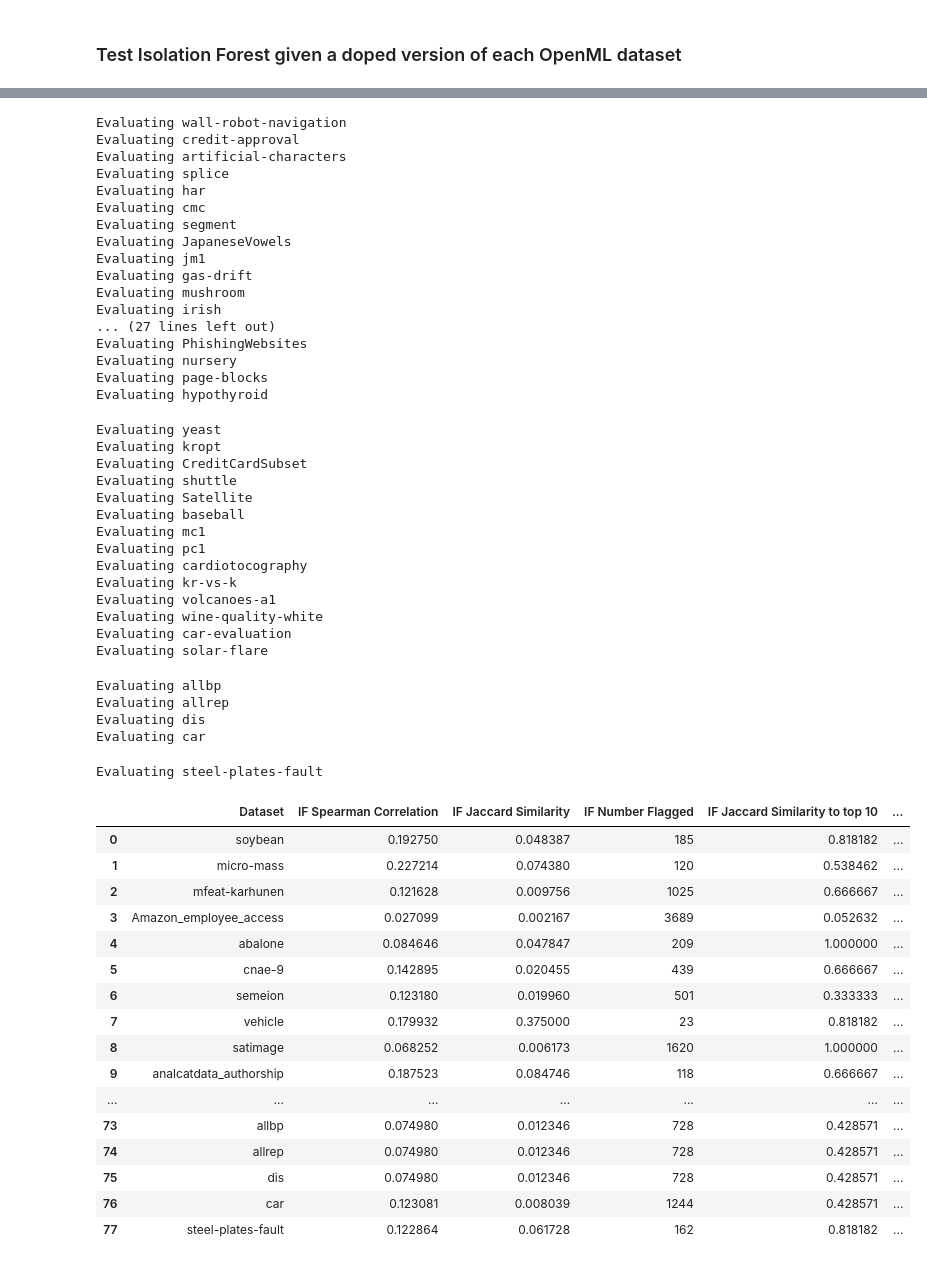
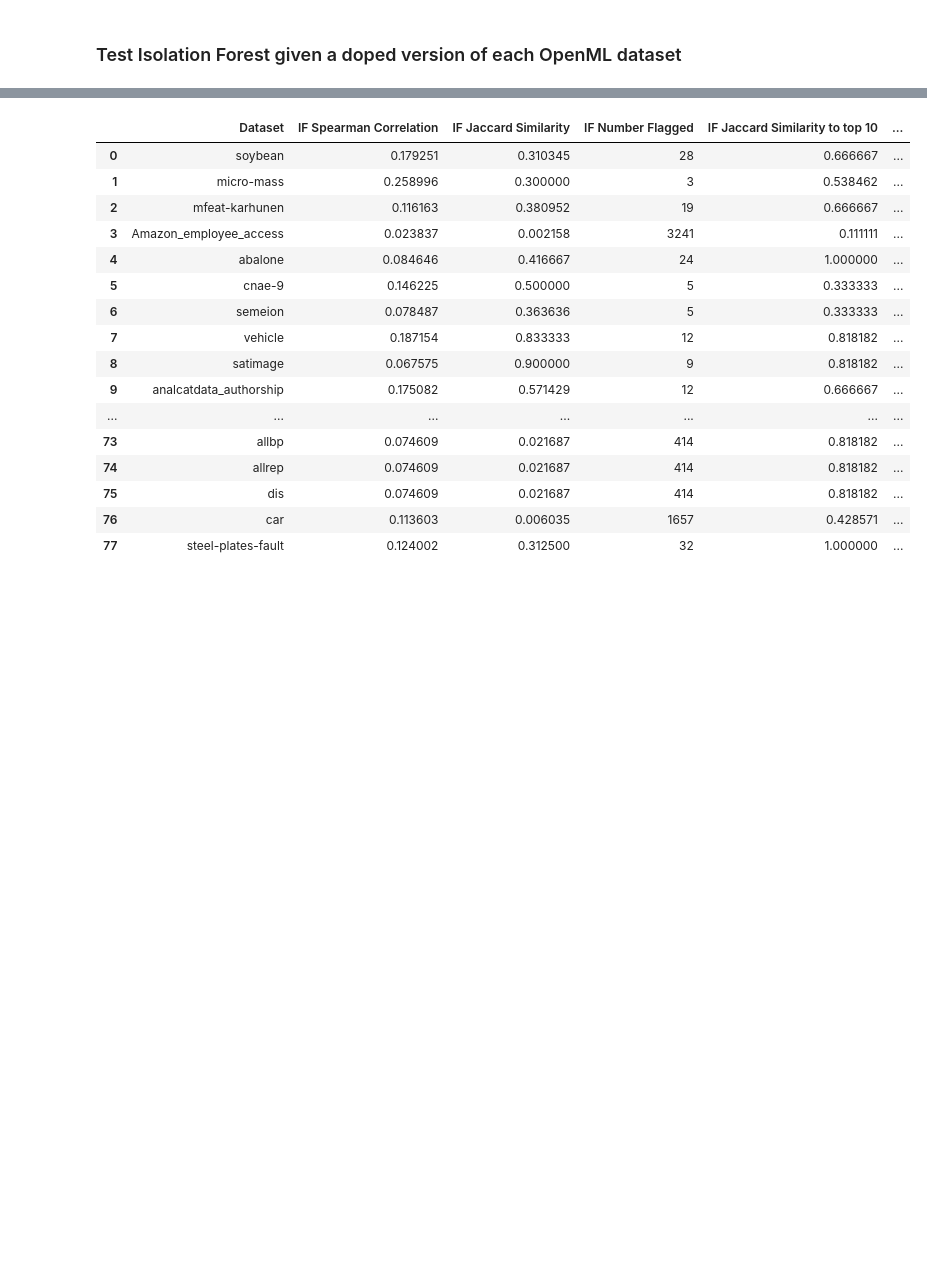
Before and after one commit to Brett-Kennedy/DopingOutlierTester, a Jupyter notebook: examples/Test_Doping_OpenML_IF.ipynb, the cells around one changed output, grey strips where cells are left out. Saved outputs shown, nothing was run; the diff lists cells and outputs as text; code cells hidden in the pictures; blank space fills up the shorter version.

```diff
--- a/examples/Test_Doping_OpenML_IF.ipynb
+++ b/examples/Test_Doping_OpenML_IF.ipynb
@@ -244,7 +275,7 @@ Number rows with increase in IF scores: 13
 # is included to simulate where there is a reasonable guess as to the
 # number of outliers. It demonstrates that the detectors rank the scores
 # well such that those modified by the doping process tend to have the
-# highest scores, even if the ideal cutoff remains elusive.
+# highest scores, even where the ideal cutoff remains elusive.
 
 # 2) We use a common technique in outlier detection to determine a cutoff,
 # testing the set of outlier scores for extreme values, and taking any
@@ -285,7 +316,12 @@ lof_jaccard_iqr_arr = []
 
 for filename in real_files:
     print("Evaluating", filename)
-    data = fetch_openml(filename, version=1)
+    version = 1
+    if filename in ['vowel', 'car']:
+        version = 2
+    if filename in ['solar-flare']:
+        version = 3
+    data = fetch_openml(filename, version=version)
     df = pd.DataFrame(data.data, columns=data.feature_names)
     data_modifier = DopingOutliersTest()
     df_modified, outlier_scores = data_modifier.transform(df, random_state=0, verbose=False)
@@ -361,7 +397,7 @@ for filename in real_files:
 
     # Add binary columns indicating if IF and the Doping process identified the rows
     # with any score
-    df_modified['IF Flagged'] = df_modified['IF Gain'] > 0
+    df_modified['IF Flagged'] = df_modified['IF Gain'] > 0.01
     df_modified['LOF Flagged'] = df_modified['LOF Gain'] > 0.01
     df_modified['Doping Flagged'] = df_modified['OUTLIER SCORE'] > 0
 
@@ -437,56 +474,20 @@ Evaluating vowel
-Evaluating wall-robot-navigation
-Evaluating credit-approval
-Evaluating artificial-characters
-Evaluating splice
-Evaluating har
-Evaluating cmc
-Evaluating segment
-Evaluating JapaneseVowels
-Evaluating jm1
-Evaluating gas-drift
-Evaluating mushroom
-Evaluating irish
-... (27 lines left out)
-Evaluating PhishingWebsites
-Evaluating nursery
-Evaluating page-blocks
-Evaluating hypothyroid
-Evaluating yeast
-Evaluating kropt
-Evaluating CreditCardSubset
-Evaluating shuttle
-Evaluating Satellite
-Evaluating baseball
-Evaluating mc1
-Evaluating pc1
-Evaluating cardiotocography
-Evaluating kr-vs-k
-Evaluating volcanoes-a1
-Evaluating wine-quality-white
-Evaluating car-evaluation
-Evaluating solar-flare
-Evaluating allbp
-Evaluating allrep
-Evaluating dis
-Evaluating car
-Evaluating steel-plates-fault
 |  | Dataset | IF Spearman Correlation | IF Jaccard Similarity | IF Number Flagged | IF Jaccard Similarity to top 10 | ... |
-| 0 | soybean | 0.192750 | 0.048387 | 185 | 0.818182 | ... |
-| 1 | micro-mass | 0.227214 | 0.074380 | 120 | 0.538462 | ... |
-| 2 | mfeat-karhunen | 0.121628 | 0.009756 | 1025 | 0.666667 | ... |
-| 3 | Amazon_employee_access | 0.027099 | 0.002167 | 3689 | 0.052632 | ... |
-| 4 | abalone | 0.084646 | 0.047847 | 209 | 1.000000 | ... |
-| 5 | cnae-9 | 0.142895 | 0.020455 | 439 | 0.666667 | ... |
-| 6 | semeion | 0.123180 | 0.019960 | 501 | 0.333333 | ... |
-| 7 | vehicle | 0.179932 | 0.375000 | 23 | 0.818182 | ... |
-| 8 | satimage | 0.068252 | 0.006173 | 1620 | 1.000000 | ... |
-| 9 | analcatdata_authorship | 0.187523 | 0.084746 | 118 | 0.666667 | ... |
+| 0 | soybean | 0.179251 | 0.310345 | 28 | 0.666667 | ... |
+| 1 | micro-mass | 0.258996 | 0.300000 | 3 | 0.538462 | ... |
+| 2 | mfeat-karhunen | 0.116163 | 0.380952 | 19 | 0.666667 | ... |
+| 3 | Amazon_employee_access | 0.023837 | 0.002158 | 3241 | 0.111111 | ... |
+| 4 | abalone | 0.084646 | 0.416667 | 24 | 1.000000 | ... |
+| 5 | cnae-9 | 0.146225 | 0.500000 | 5 | 0.333333 | ... |
+| 6 | semeion | 0.078487 | 0.363636 | 5 | 0.333333 | ... |
+| 7 | vehicle | 0.187154 | 0.833333 | 12 | 0.818182 | ... |
+| 8 | satimage | 0.067575 | 0.900000 | 9 | 0.818182 | ... |
+| 9 | analcatdata_authorship | 0.175082 | 0.571429 | 12 | 0.666667 | ... |
 | ... | ... | ... | ... | ... | ... | ... |
-| 73 | allbp | 0.074980 | 0.012346 | 728 | 0.428571 | ... |
-| 74 | allrep | 0.074980 | 0.012346 | 728 | 0.428571 | ... |
-| 75 | dis | 0.074980 | 0.012346 | 728 | 0.428571 | ... |
-| 76 | car | 0.123081 | 0.008039 | 1244 | 0.428571 | ... |
-| 77 | steel-plates-fault | 0.122864 | 0.061728 | 162 | 0.818182 | ... |
+| 73 | allbp | 0.074609 | 0.021687 | 414 | 0.818182 | ... |
+| 74 | allrep | 0.074609 | 0.021687 | 414 | 0.818182 | ... |
+| 75 | dis | 0.074609 | 0.021687 | 414 | 0.818182 | ... |
+| 76 | car | 0.113603 | 0.006035 | 1657 | 0.428571 | ... |
+| 77 | steel-plates-fault | 0.124002 | 0.312500 | 32 | 1.000000 | ... |
 # %%
 print("Average IF Jaccard Similarity to top 10:", results_df['IF Jaccard Similarity to top 10'].mean())
 # %% [output]
```
Also changed, not shown: parts of 7 cells of this notebook, 1 other file.
